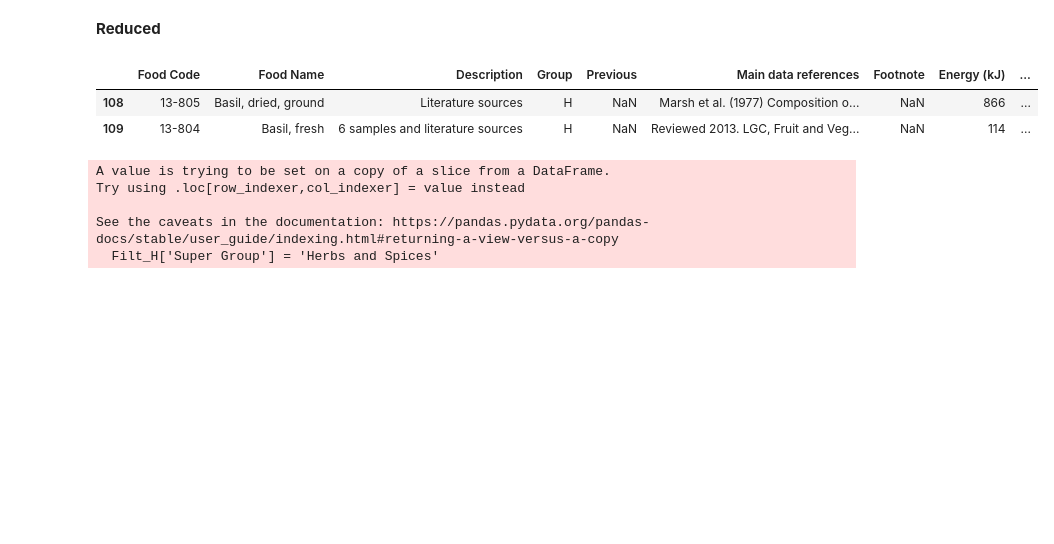
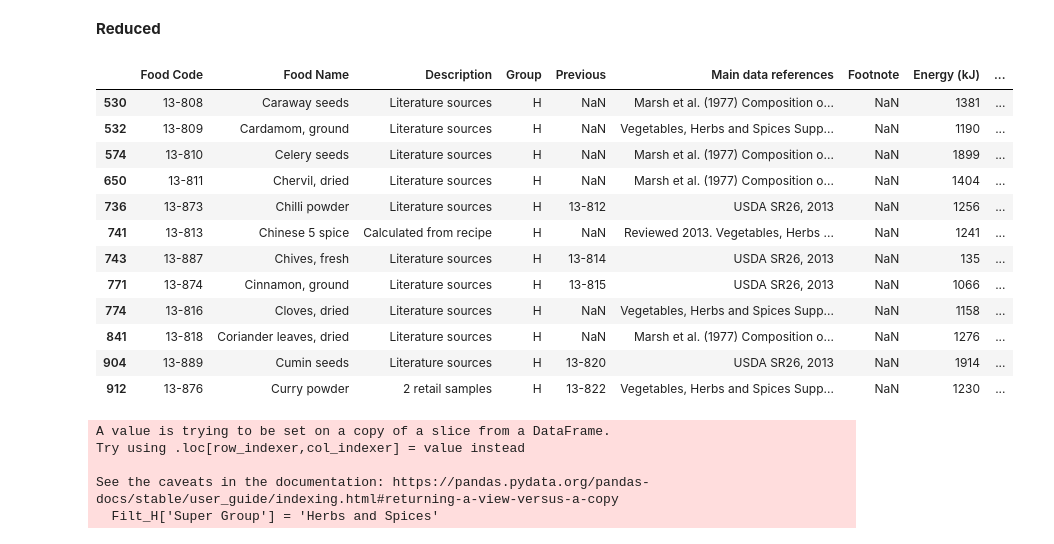
Before and after one commit to elliotkarikari/Product_Weight_Project, a Jupyter notebook: Jupter_notebooks/Reduction, Products that start with C.ipynb, the cells around one changed output. Drawn from its saved outputs; the diff is of its cells as text; code cells hidden in the pictures; blank space fills up the shorter version.

```diff
--- a/Jupter_notebooks/Reduction, Products that start with C.ipynb
+++ b/Jupter_notebooks/Reduction, Products that start with C.ipynb
@@ -740,7 +742,7 @@ See the caveats in the documentation: https://pandas.pydata.org/pandas-docs/stab
 # %% [markdown]
                                                    Herbs and Spices
 # %%
-H = Prod_B.loc[Prod_B['Group']== 'H']
+H = Prod_C.loc[Prod_C['Group']== 'H']
 H
 # %% [output]
 |  | Food Code | Food Name | Description | Group | Previous | Main data references | Footnote | Energy (kJ) | ... |
@@ -755,10 +767,25 @@ Remove_H = ['Bay leaf, dried','Betel leaves, fresh']
+# %%
+Priority_H = ['Caraway seeds', 'Cardamom, ground', 'Celery seeds',
+       'Chervil, dried', 'Chilli powder', 'Chinese 5 spice',
+       'Chives, fresh', 'Cinnamon, ground', 'Cloves, dried',
+       'Coriander leaves, dried','Cumin seeds','Curry powder']
 # %%
-Filt_H = H[~H['Food Name'].isin(Remove_H)]
+Filt_H = H[H['Food Name'].isin(Priority_H)]
 Filt_H
 # %% [output]
 |  | Food Code | Food Name | Description | Group | Previous | Main data references | Footnote | Energy (kJ) | ... |
-| 108 | 13-805 | Basil, dried, ground | Literature sources | H | NaN | Marsh et al. (1977) Composition o... | NaN | 866 | ... |
-| 109 | 13-804 | Basil, fresh | 6 samples and literature sources | H | NaN | Reviewed 2013. LGC, Fruit and Veg... | NaN | 114 | ... |
+| 530 | 13-808 | Caraway seeds | Literature sources | H | NaN | Marsh et al. (1977) Composition o... | NaN | 1381 | ... |
+| 532 | 13-809 | Cardamom, ground | Literature sources | H | NaN | Vegetables, Herbs and Spices Supp... | NaN | 1190 | ... |
+| 574 | 13-810 | Celery seeds | Literature sources | H | NaN | Marsh et al. (1977) Composition o... | NaN | 1899 | ... |
+| 650 | 13-811 | Chervil, dried | Literature sources | H | NaN | Marsh et al. (1977) Composition o... | NaN | 1404 | ... |
+| 736 | 13-873 | Chilli powder | Literature sources | H | 13-812 | USDA SR26, 2013 | NaN | 1256 | ... |
+| 741 | 13-813 | Chinese 5 spice | Calculated from recipe | H | NaN | Reviewed 2013. Vegetables, Herbs ... | NaN | 1241 | ... |
+| 743 | 13-887 | Chives, fresh | Literature sources | H | 13-814 | USDA SR26, 2013 | NaN | 135 | ... |
+| 771 | 13-874 | Cinnamon, ground | Literature sources | H | 13-815 | USDA SR26, 2013 | NaN | 1066 | ... |
+| 774 | 13-816 | Cloves, dried | Literature sources | H | NaN | Vegetables, Herbs and Spices Supp... | NaN | 1158 | ... |
+| 841 | 13-818 | Coriander leaves, dried | Literature sources | H | NaN | Marsh et al. (1977) Composition o... | NaN | 1276 | ... |
+| 904 | 13-889 | Cumin seeds | Literature sources | H | 13-820 | USDA SR26, 2013 | NaN | 1914 | ... |
+| 912 | 13-876 | Curry powder | 2 retail samples | H | 13-822 | Vegetables, Herbs and Spices Supp... | NaN | 1230 | ... |
 # %%
 Filt_H['Super Group'] = 'Herbs and Spices'
 # %% [output]
```
Also changed, not shown: parts of 22 cells of this notebook.
